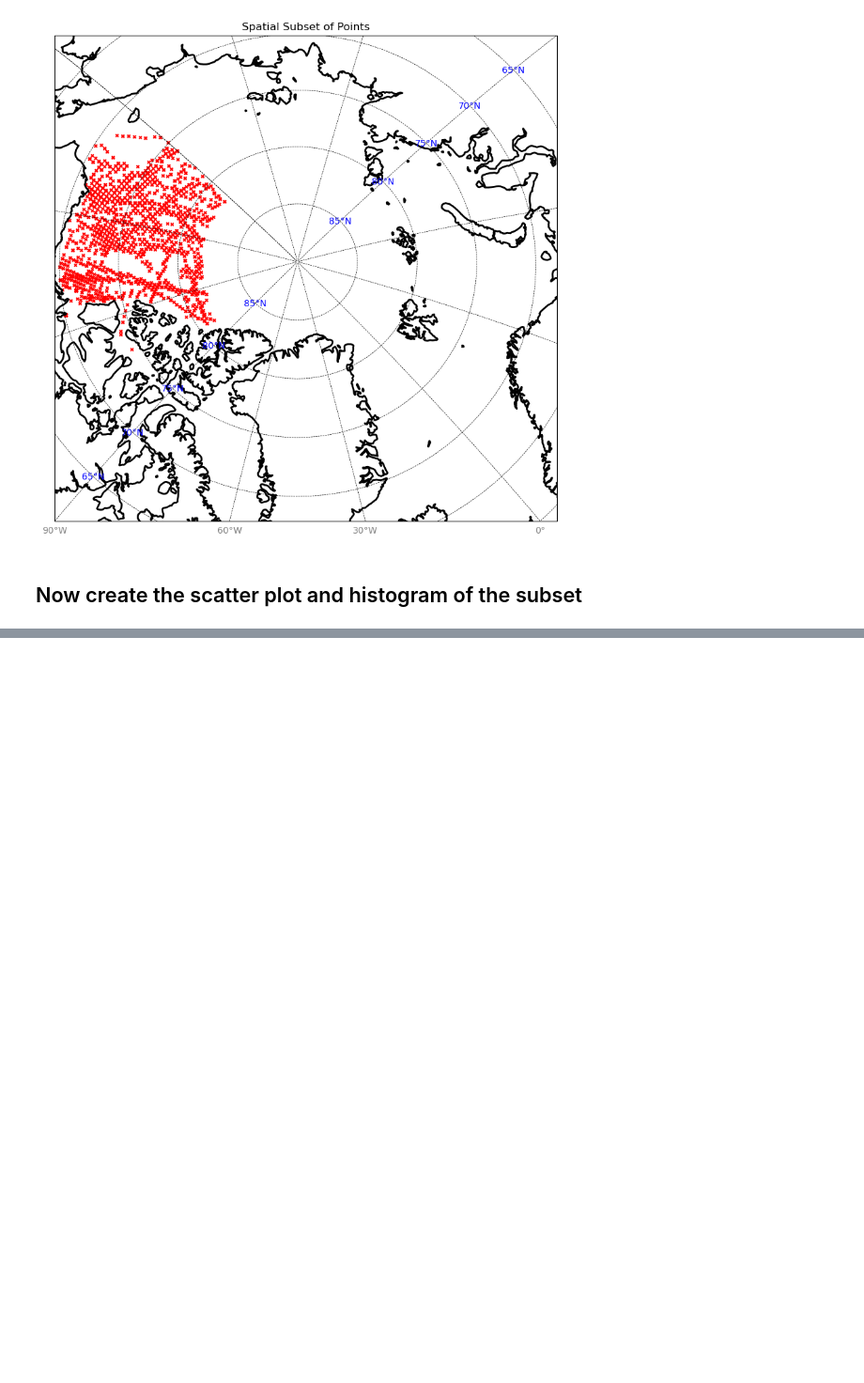
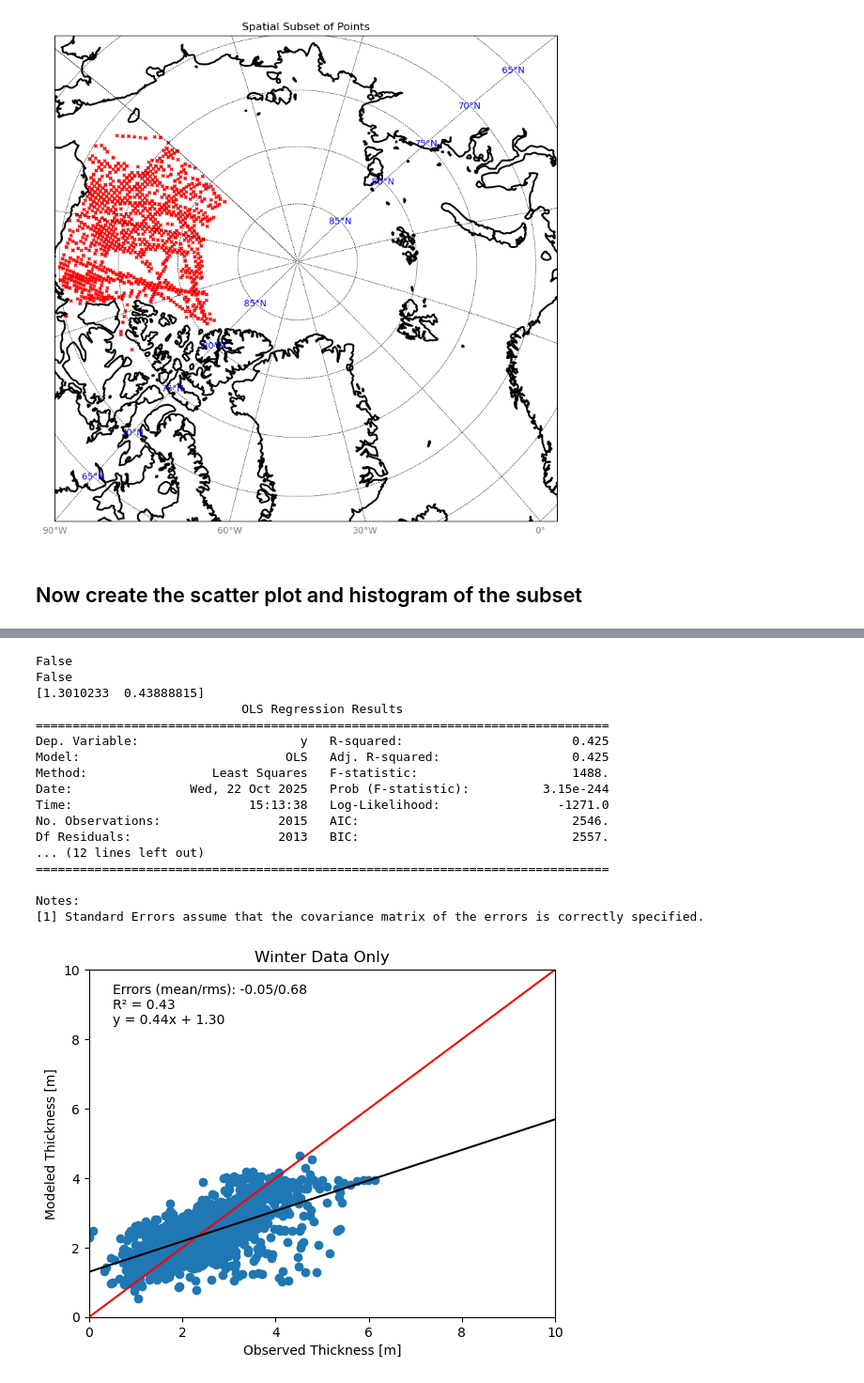
Before and after one commit to axelschweiger/thickCDR, a Jupyter notebook: CompareThickCDR_and_model.ipynb, the cells around one changed output, grey strips where cells are left out. Shown at 94% size. Cells and saved outputs as stored; diff of their text form; code cells hidden in the pictures; blank space fills up the shorter version.

```diff
--- a/CompareThickCDR_and_model.ipynb
+++ b/CompareThickCDR_and_model.ipynb
@@ -281,0 +320,29 @@ Notes:
+# %%
+def is_winter(month):
+    return (month >= 1) & (month <= 4)
+
+cdr_index=points_within_polygon.index
+sub=obsAndModel.sel(cdr_index=cdr_index)
+sub=sub.isel(cdr_index=is_winter(sub['obs_time.month'])) # we have to select based on
+title='2sstC: Winter Data Only'
+fig,ax,results=scatter_plot(sub,model_id, title=title)
+fig,ax0,ax1= plot_histograms(sub,model_id, title=title)
+# %% [output]
+False
+False
+[1.3010233  0.43888815]
+                            OLS Regression Results
+==============================================================================
+Dep. Variable:                      y   R-squared:                       0.425
+Model:                            OLS   Adj. R-squared:                  0.425
+Method:                 Least Squares   F-statistic:                     1488.
+Date:                Wed, 22 Oct 2025   Prob (F-statistic):          3.15e-244
+Time:                        15:13:38   Log-Likelihood:                -1271.0
+No. Observations:                2015   AIC:                             2546.
+Df Residuals:                    2013   BIC:                             2557.
+... (12 lines left out)
+==============================================================================
+
+Notes:
+[1] Standard Errors assume that the covariance matrix of the errors is correctly specified.
+[figure, added]
```
Also changed, not shown: parts of 10 cells of this notebook, 2 other files.
